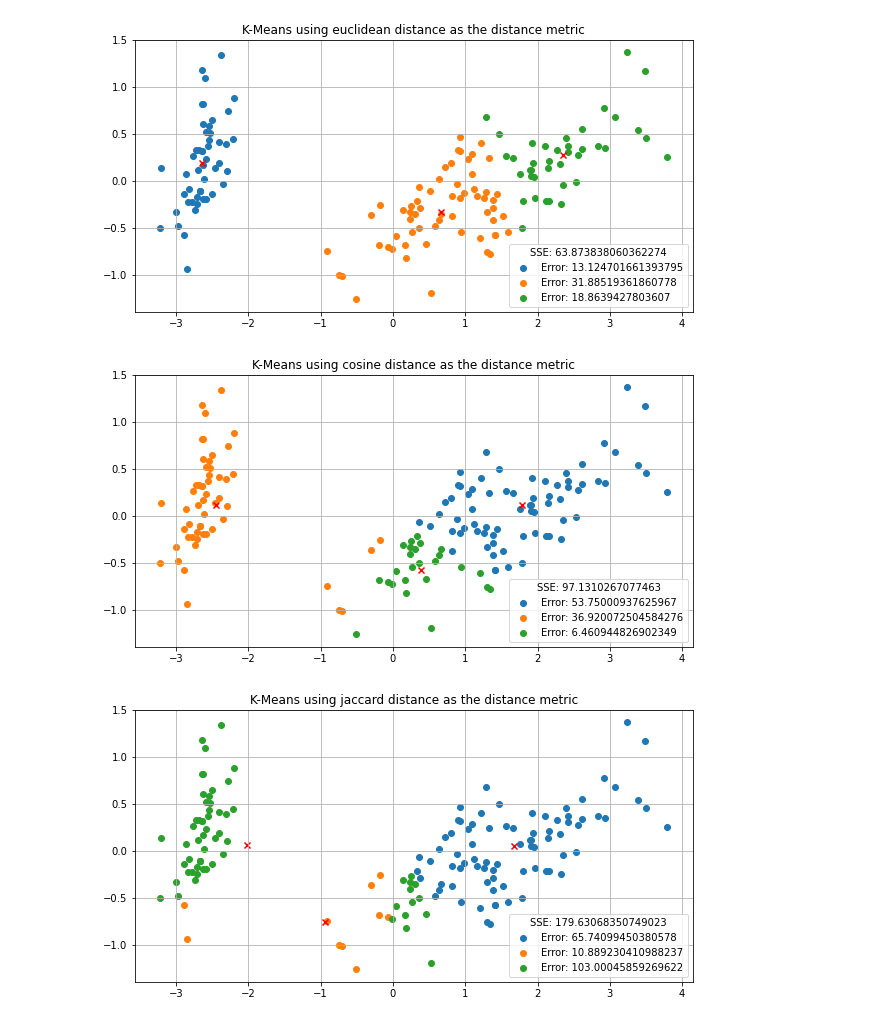
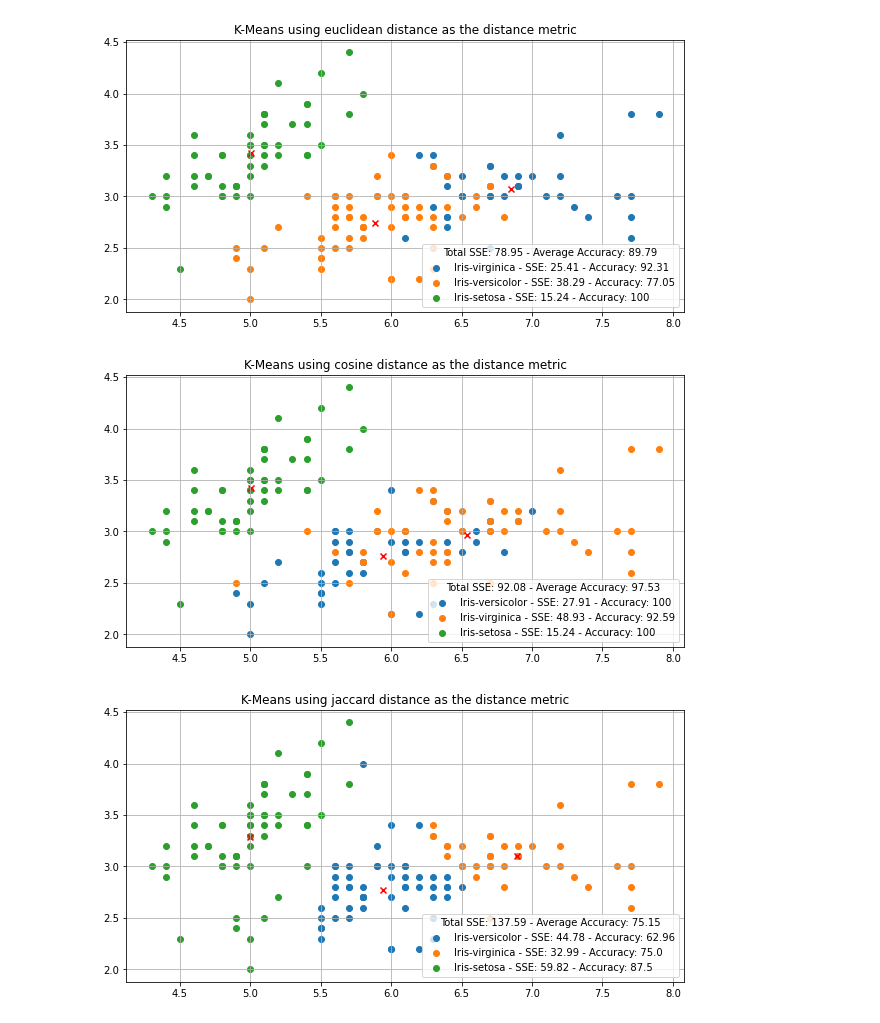
Before and after one commit to lumalav/CAP5610, a Jupyter notebook: HW5/HW5.ipynb, the cells around one changed output. Cells and saved outputs as stored; diff of their text form; code cells hidden in the pictures.

```diff
--- a/HW5/HW5.ipynb
+++ b/HW5/HW5.ipynb
@@ -40,7 +40,7 @@ for i in range(3):
 
 data = pd.read_csv('../Iris/iris.csv')
 labels = data['label']
-data = data[['sepal_length','sepal_width','petal_length','petal_width']]
+# data = data[['sepal_length','sepal_width','petal_length','petal_width']]
 # %%
 #get centroids
 def get_initial_centroids(X, k):
@@ -107,51 +107,70 @@ def K_Means(X, k, distance_function, movement_threshold_delta=0):
 
     return new_centroids
 # %%
-from sklearn.decomposition import PCA;
+from sklearn.decomposition import PCA;  from collections import Counter;import statistics;
 plt.rcParams['figure.figsize'] = [10, 5]
 k = 3
 
 #sklearn
-pca_ = PCA(n_components=2)
-pca_transformation = pca_.fit_transform(data)
+# pca_ = PCA(n_components=2)
+# pca_transformation = pca_.fit_transform(data)
 params = [
     {
         'method': 'euclidean',
         'delta': 0
     },
     {
         'method': 'cosine',
         'delta': 0.0001
     },
     {
         'method': 'jaccard',
         'delta': 0.0001
     }
 ]
 
 
 for n in params:
-    centroids = K_Means(pca_transformation, k, n['method'], movement_threshold_delta=n['delta'])
-    clusters = get_clusters(pca_transformation, centroids, n['method'])
+    no_label = data[['sepal_length','sepal_width','petal_length','petal_width']]
+    centroids = K_Means(no_label.to_numpy(), k, n['method'], movement_threshold_delta=n['delta'])
+    clusters = get_clusters(no_label.to_numpy(), centroids, n['method'])
     scatters = []
     errors = []
     for centroid, points in clusters.items():
         points = np.array(points)
         centroid = np.mean(points, axis=0)
         dists = cdist(points, np.array([centroid]), 'euclidean')
         sum = 0
+        labels = []
+        for p in points:
+            realLabel = data.loc[(data['sepal_length'] == p[0]) & (data['sepal_width'] == p[1]) & (data['petal_length'] == p[2]) & (data['petal_width'] == p[3])].iloc[0]['label']
+            labels.append(realLabel)
+        labels = np.array(labels)
+        labels, counts = np.unique(labels, return_counts=True)
+        realLabel = labels[counts == counts.max()][0]
+        accuracy = 0
+        if len(labels) == 1:
+            accuracy = 100
+        else:
+            countsSum = np.sum(counts)
+            c = counts[labels == realLabel][0]
+            accuracy = (c/countsSum)*100
+        accuracy = round(accuracy, 2)
         for d in dists:
             sum += d[0]**2
         scatter = plt.scatter(points[:, 0], points[:, 1], marker='o')
         scatters.append(scatter)
-        errors.append(sum)
+        errors.append((sum, realLabel, accuracy))
         plt.grid()
         plt.scatter(centroid[0], centroid[1], marker='x', color="red")
     plt.title(f'K-Means using {n["method"]} distance as the distance metric')
-    legends = map((lambda x: 'Error: ' + str(x)), errors)
-    plt.legend(scatters, legends, loc="lower right", title='SSE: ' + str(np.sum(errors)))
+    legends = map((lambda x: str(x[1]) + ' - SSE: ' + str(round(x[0], 2)) + ' - Accuracy: ' + str(x[2])), errors)
+    sse = 0
+    for e in errors:
+        sse += e[0]
+    plt.legend(scatters, legends, loc="lower right", title='Total SSE: ' + str(round(sse, 2)) + ' - Average Accuracy: ' + str(round(statistics.mean(map(lambda x: x[2], errors)), 2)))
     plt.show()
 # %% [output]
-[figure, old version]
+[figure, new version]
-[figure, old version]
+[figure, new version]
-[figure, old version]
+[figure, new version]
```
Also changed, not shown: parts of 1 cell of this notebook.
